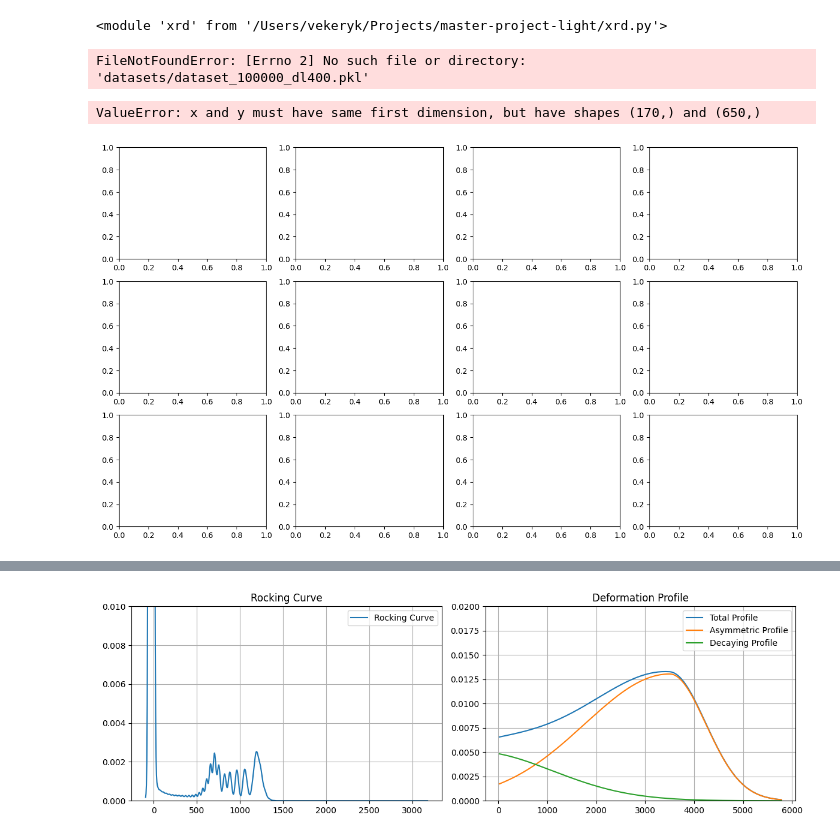
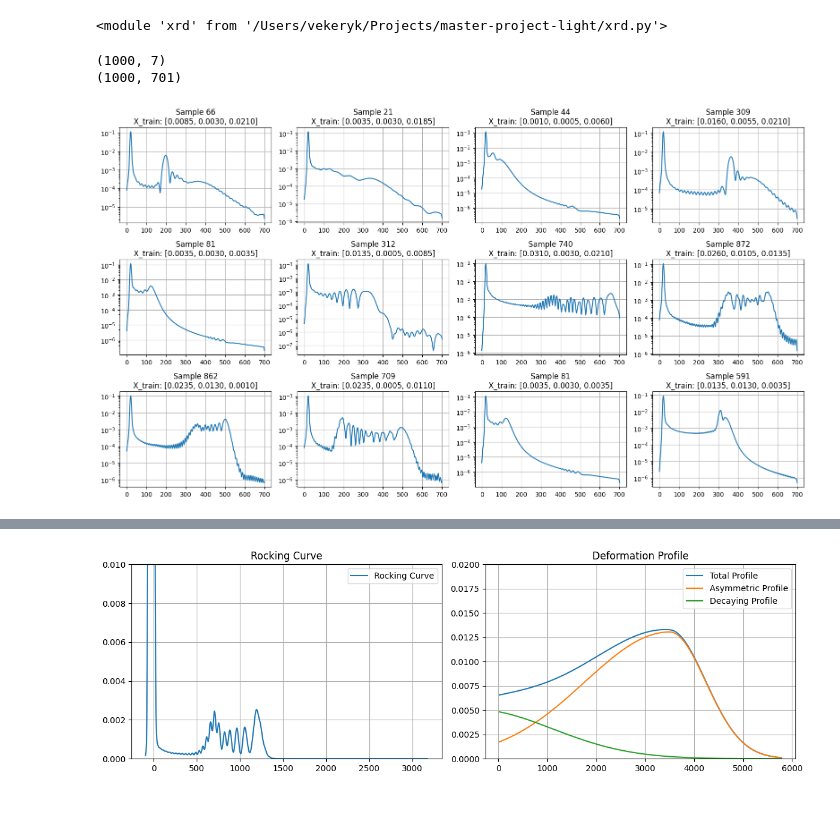
Before and after one commit to Vekeryk/master-xrd, a Jupyter notebook: j_ml.ipynb, the cells around one changed output, grey strips where cells are left out. Saved outputs shown, nothing was run; the diff lists cells and outputs as text; code cells hidden in the pictures; blank space fills up the shorter version.

```diff
--- a/j_ml.ipynb
+++ b/j_ml.ipynb
@@ -21,8 +21,9 @@ def save_dataset(X_train, Y_train, file_path):
         pickle.dump({'X': X_train, 'Y': Y_train}, f)
     print(f"Saved samples to {file_path}")
 # %%
-X_train, Y_train = load_dataset("datasets/dataset_100000_dl400.pkl")
-print(X_train.shape)  # -> torch.Size([10000, 3])
-print(Y_train.shape)  # -> torch.Size([10000, 100])
+X_train, Y_train = load_dataset("datasets/dataset_1000_dl100_7d.pkl")
+print(X_train.shape)
+print(Y_train.shape)
 # %% [output]
-FileNotFoundError: [Errno 2] No such file or directory: 'datasets/dataset_100000_dl400.pkl'
+(1000, 7)
+(1000, 701)
@@ -33,18 +30,17 @@ rng = np.random.default_rng()
 # %%
+x = torch.linspace(0, Y_train.shape[1] - 1, Y_train.shape[1])
+rng = np.random.default_rng()
 fig, axes = plt.subplots(3, 4, figsize=(16, 9))  # 3 rows, 4 columns
 
 for i, ax in enumerate(axes.flat):
     rand_idx = np.random.randint(0, X_train.shape[0])
-    # ax.plot(x, Y_train[rand_idx].cpu().numpy(), label=f"Curve {rand_idx}")
-    # x_vals = X_train[rand_idx].cpu().numpy()
     ax.plot(x, Y_train[rand_idx], label=f"Curve {rand_idx}")
+    ax.set_yscale('log')
     x_vals = X_train[rand_idx]
     ax.set_title(f"Sample {rand_idx}\nX_train: [{x_vals[0]:.4f}, {x_vals[1]:.4f}, {x_vals[4]:.4f}]")
     ax.grid(True)
-    ax.set_ylim(0, 0.01)
 
 plt.tight_layout()
 plt.show()
 # %% [output]
-ValueError: x and y must have same first dimension, but have shapes (170,) and (650,)
-[figure, old version]
+[figure, new version]
```
Also changed, not shown: parts of 4 cells of this notebook, 7 other files.
